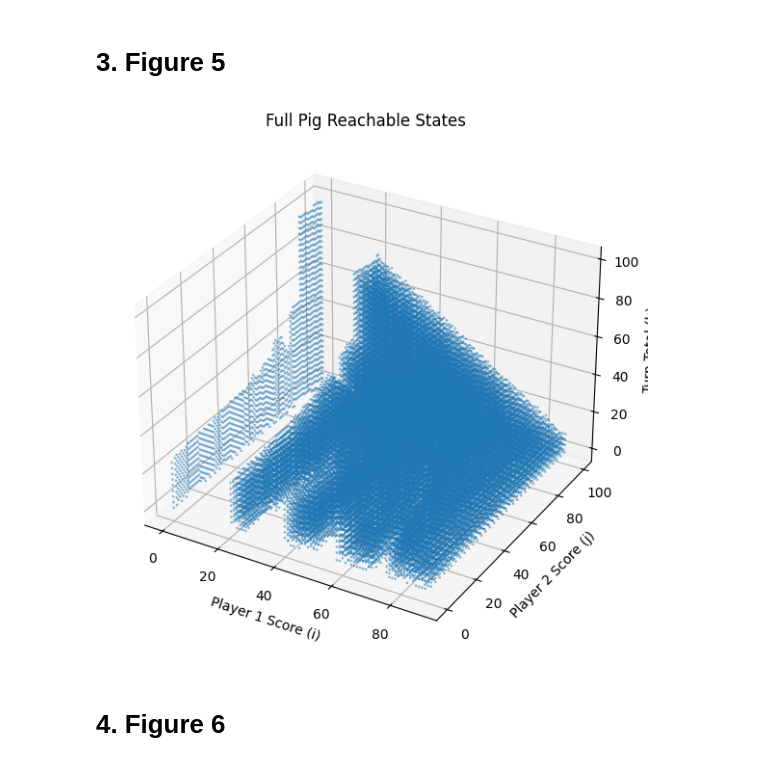
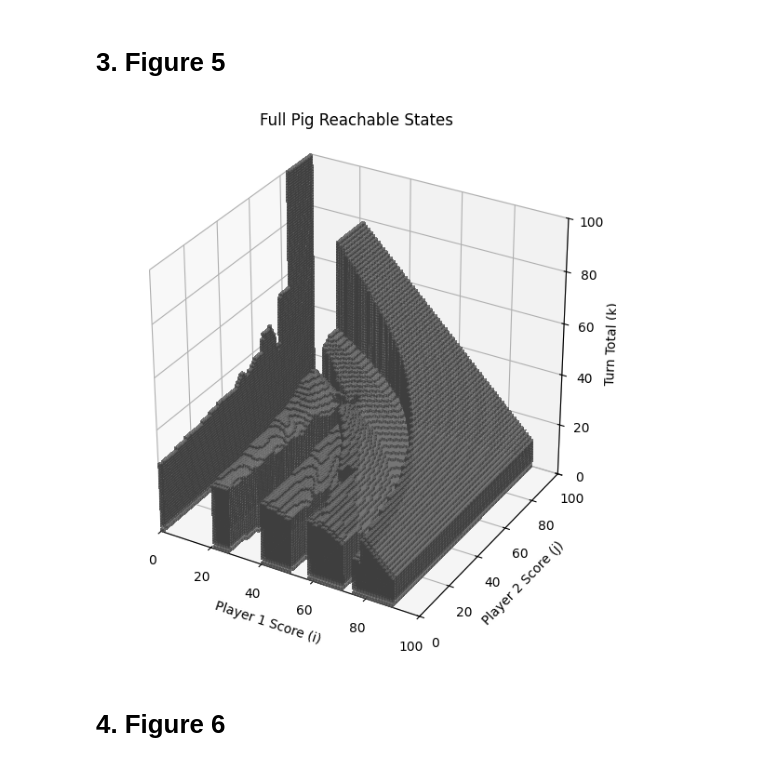
Before and after one commit to C-Rigby/Game_of_Pig_Assessment_3, a Jupyter notebook: experiments/pig_experiment/Pig_Figures.ipynb, the cells around one changed output. Drawn from its saved outputs; the diff is of its cells as text; code cells hidden in the pictures.

Commit message:
Upgrade the helper, further align the images, and adjust the demo files

```diff
--- a/experiments/pig_experiment/Pig_Figures.ipynb
+++ b/experiments/pig_experiment/Pig_Figures.ipynb
@@ -23,8 +23,29 @@ import random
 import numpy as np
 import matplotlib.pyplot as plt
 
-import optimal_pig as pig
+project_root = None
+for candidate in [Path.cwd(), *Path.cwd().parents]:
+    if (candidate / "src" / "optimal_pig" / "__init__.py").exists():
+        project_root = candidate
+        break
+
+if project_root is None:
+    raise FileNotFoundError("Could not find src/optimal_pig from the current working directory.")
+
+src_path = project_root / "src"
+if str(src_path) not in sys.path:
+    sys.path.insert(0, str(src_path))
+
+data_dir = project_root / "experiments" / "pig_experiment"
+figures_dir = data_dir / "Figures"
+figures_dir.mkdir(parents=True, exist_ok=True)
+
+import optimal_pig.pig as pig
+import optimal_pig.analysis_helpers as ah
 
 print("Imported modules successfully.")
+print("pig module:", pig.__file__)
+print("analysis_helpers:", ah.__file__)
+print("data_dir:", data_dir)
 # %% [output]
 Imported modules successfully.
@@ -37,8 +61,8 @@ RUN_FULL_PIG = False
 restricted_k = False
 full_pig_spec = pig.make_spec(target_score=100)
 
-solution_path = Path("pig_full_solution.pkl")
-policy_path = Path("pig_full_policy.pkl")
+solution_path = data_dir / "pig_full_solution.pkl"
+policy_path = data_dir / "pig_full_policy.pkl"
 
 full_V = None
 
@@ -62,8 +86,8 @@ elif policy_path.exists():
 
 else:
     raise FileNotFoundError(
-        "Run the full Pig solve once, or place pig_full_policy.pkl / "
-        "pig_full_solution.pkl in the notebook directory."
+        f"Run the full Pig solve once, or place pig_full_policy.pkl / "
+        f"pig_full_solution.pkl in {data_dir}."
     )
 
 print("Full policy shape:", full_policy.shape)
@@ -74,16 +98,16 @@ Full policy shape: (100, 100, 100)
 restricted_k: False
 # %%
 # Change data format for figures
-full_fig3_data = pig.figure3_boundary_data(full_policy)
+full_fig3_data = ah.figure3_boundary_data(full_policy)
 
-full_fig5_data = pig.figure5_reachable_data(
+full_fig5_data = ah.figure5_reachable_data(
     full_pig_spec,
     full_policy,
     opponent_mode="any",
     restricted_k=restricted_k,
 )
 
-full_fig4_data = pig.figure4_cross_section_data(
+full_fig4_data = ah.figure4_cross_section_data(
     full_policy,
     opponent_score=30,
     spec=full_pig_spec,
@@ -91,7 +115,7 @@ full_fig4_data = pig.figure4_cross_section_data(
     restricted_k=restricted_k,
 )
 
-full_fig6_data = pig.figure6_reachable_continue_data(
+full_fig6_data = ah.figure6_reachable_continue_data(
     full_pig_spec,
     full_policy,
     opponent_mode="any",
@@ -99,7 +123,7 @@ full_fig6_data = pig.figure6_reachable_continue_data(
 )
 
 if full_V is not None:
-    full_fig7_data = pig.figure7_probability_contour_data(
+    full_fig7_data = ah.figure7_probability_contour_data(
         full_pig_spec,
         full_V,
         levels=(0.03, 0.09, 0.27, 0.81),
@@ -155,14 +177,16 @@ plt.show()
 # %% [markdown]
 # 3. Figure 5
 # %%
-pig.plot_figure5_reachable_states(
+ax = ah.plot_figure5_reachable_states(
     full_fig5_data,
     max_points=60000,
+    surface=True,
     title="Full Pig Reachable States"
 )
+plt.savefig(figures_dir / "Figure5.png", bbox_inches='tight', dpi=300)
 plt.show()
 # %% [output]
-[figure, old version]
+[figure, new version]
 # %% [markdown]
 # 4. Figure 6
 # %%
```
Also changed, not shown: parts of 7 cells of this notebook, 9 other files.
